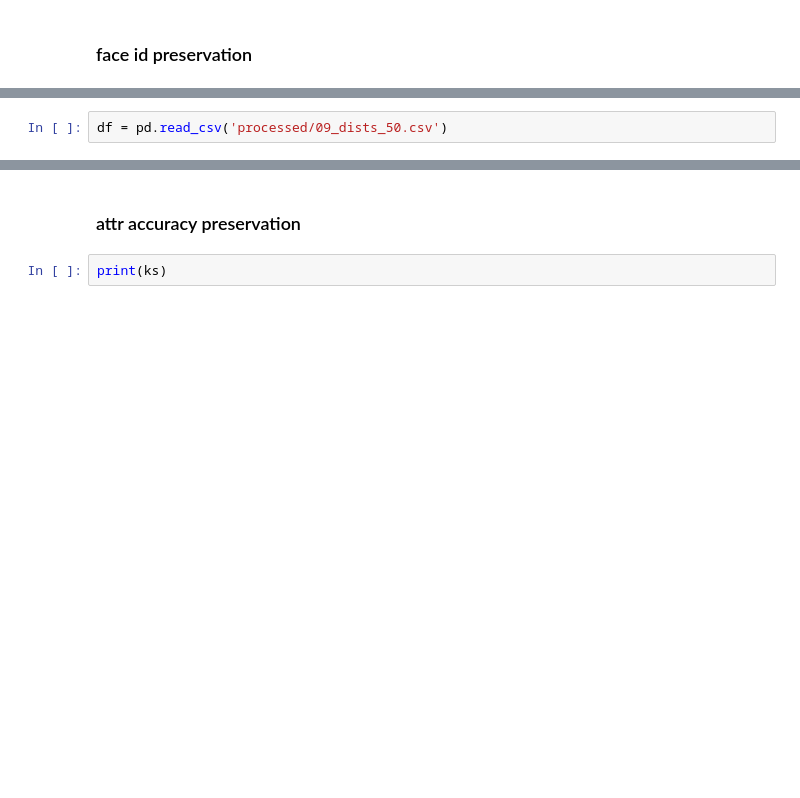
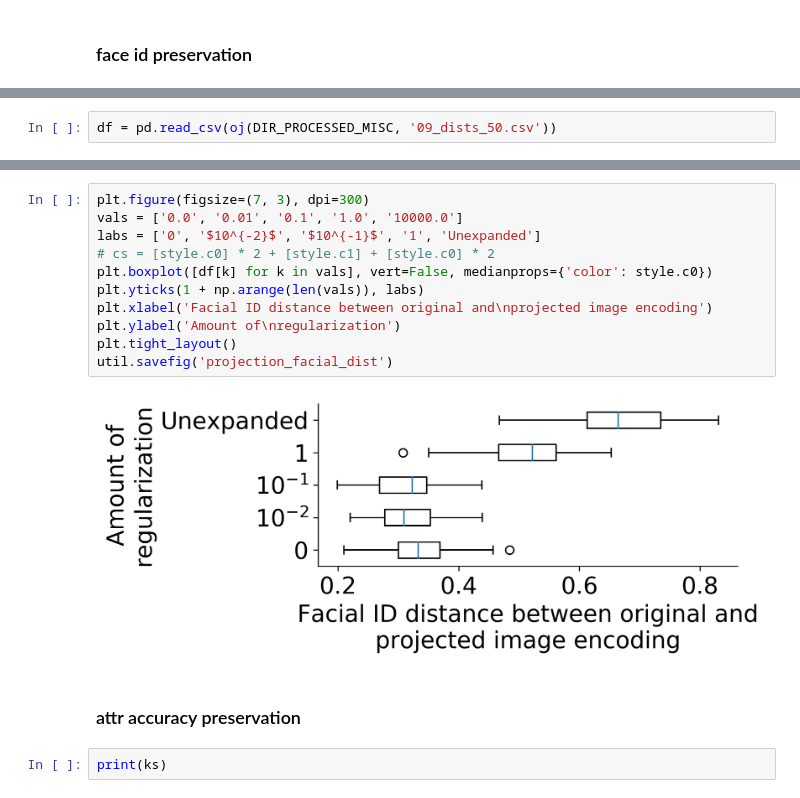
Before and after one commit to csinva/matching-with-gans, a Jupyter notebook: projection_manipulation/09_analyze_projections.ipynb, the cells around one changed output, grey strips where cells are left out. Cells and saved outputs as stored; diff of their text form; blank space fills up the shorter version.

Commit message:
add projection facial dist boxplot

```diff
--- a/projection_manipulation/09_analyze_projections.ipynb
+++ b/projection_manipulation/09_analyze_projections.ipynb
@@ -162,2 +162,2 @@ pd.DataFrame.from_dict(dists).to_csv('processed/09_dists_50.csv')
 # %%
-df = pd.read_csv('processed/09_dists_50.csv')
+df = pd.read_csv(oj(DIR_PROCESSED_MISC, '09_dists_50.csv'))
@@ -185,3 +179,16 @@ plt.show()
+# %%
+plt.figure(figsize=(7, 3), dpi=300)
+vals = ['0.0', '0.01', '0.1', '1.0', '10000.0']
+labs = ['0', '$10^{-2}$', '$10^{-1}$', '1', 'Unexpanded']
+# cs = [style.c0] * 2 + [style.c1] + [style.c0] * 2
+plt.boxplot([df[k] for k in vals], vert=False, medianprops={'color': style.c0})
+plt.yticks(1 + np.arange(len(vals)), labs)
+plt.xlabel('Facial ID distance between original and\nprojected image encoding')
+plt.ylabel('Amount of\nregularization')
+plt.tight_layout()
+util.savefig('projection_facial_dist')
+# %% [output]
+[figure, added]
 # %% [markdown]
 ### attr accuracy preservation
 # %%
```
Also changed, not shown: parts of 7 cells of this notebook, 2 other files.
